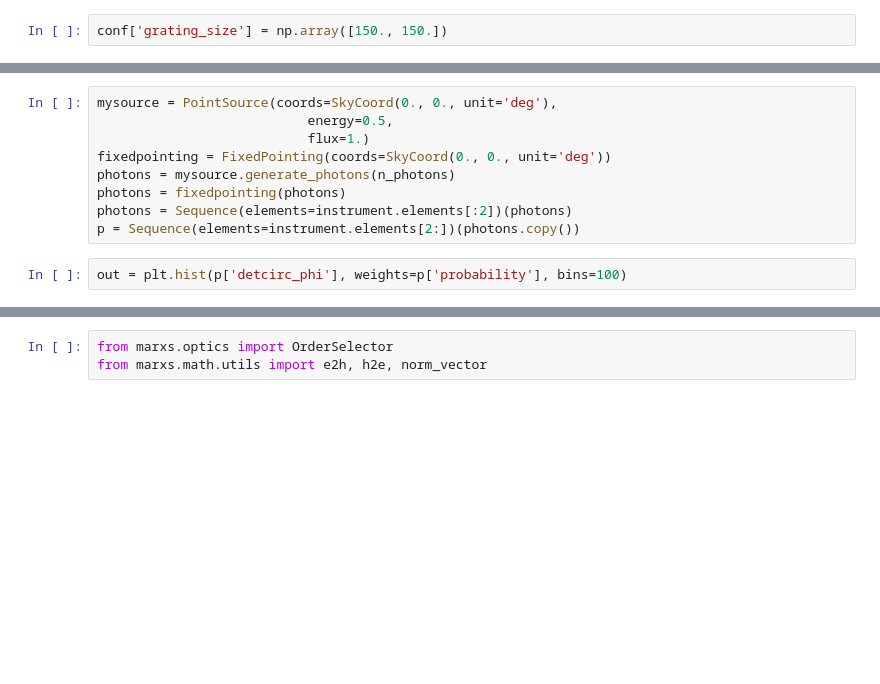
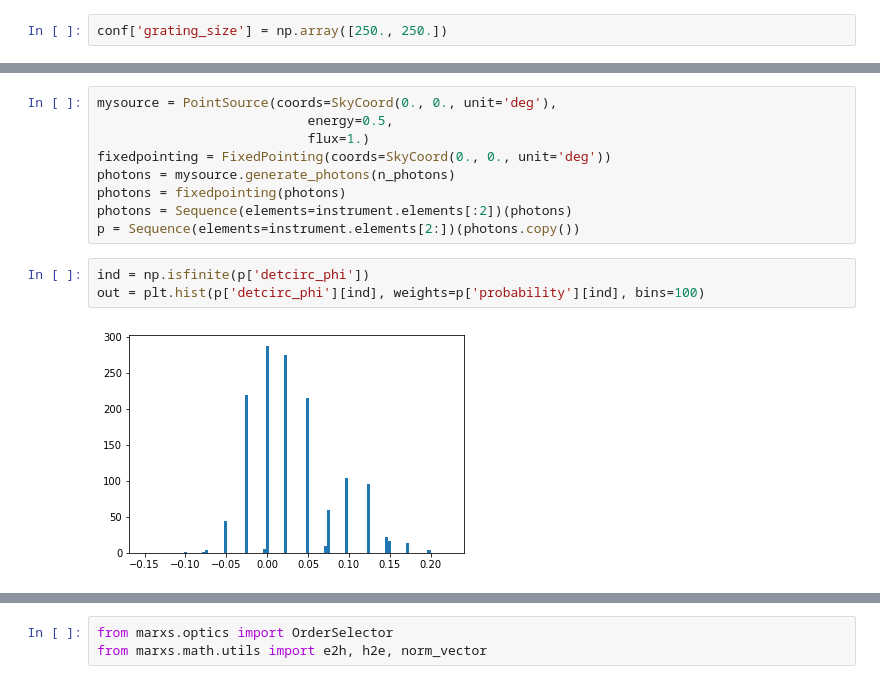
Before and after one commit to hamogu/lynx-analysis, a Jupyter notebook: notebooks/Chirp.ipynb, the cells around one changed output, grey strips where cells are left out. Saved outputs shown, nothing was run; the diff lists cells and outputs as text; blank space fills up the shorter version.

```diff
--- a/notebooks/Chirp.ipynb
+++ b/notebooks/Chirp.ipynb
@@ -10,7 +13,7 @@ from marxs.simulator import Sequence
 import matplotlib.pyplot as plt
 %matplotlib inline
 # %%
-conf['grating_size'] = np.array([150., 150.])
+conf['grating_size'] = np.array([250., 250.])
 # %%
 n_photons = 1e4
 instrument = PerfectLynx(conf)
@@ -26,6 +35,9 @@ photons = fixedpointing(photons)
 photons = Sequence(elements=instrument.elements[:2])(photons)
 p = Sequence(elements=instrument.elements[2:])(photons.copy())
 # %%
-out = plt.hist(p['detcirc_phi'], weights=p['probability'], bins=100)
+ind = np.isfinite(p['detcirc_phi'])
+out = plt.hist(p['detcirc_phi'][ind], weights=p['probability'][ind], bins=100)
+# %% [output]
+[figure, added]
 # %%
 instrument.elements
```
Also changed, not shown: parts of 46 cells of this notebook, 6 other files.
